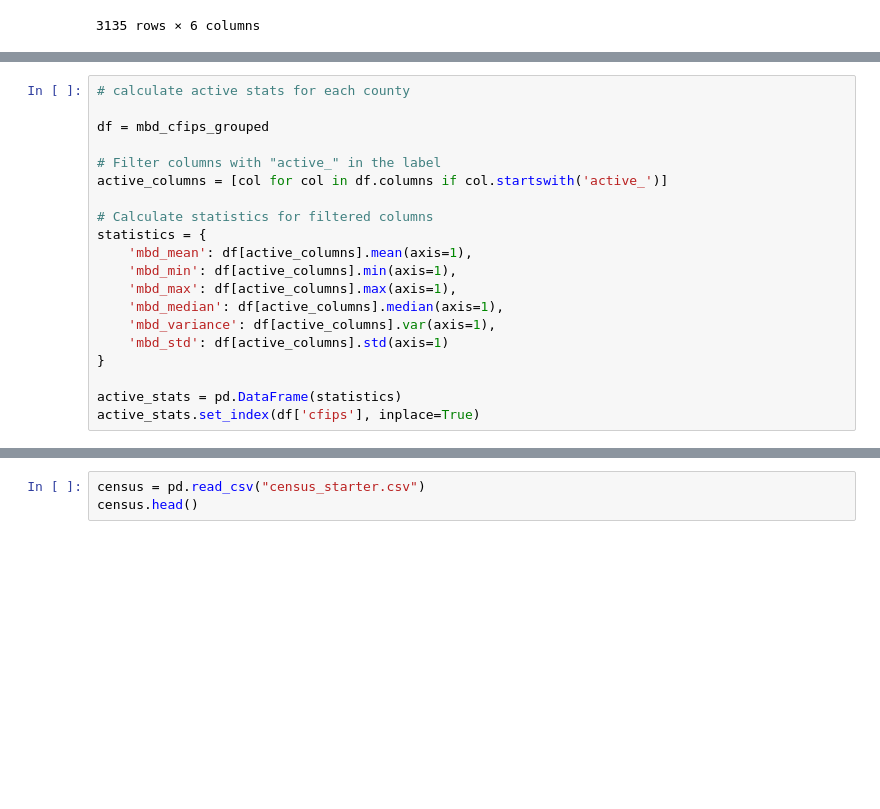
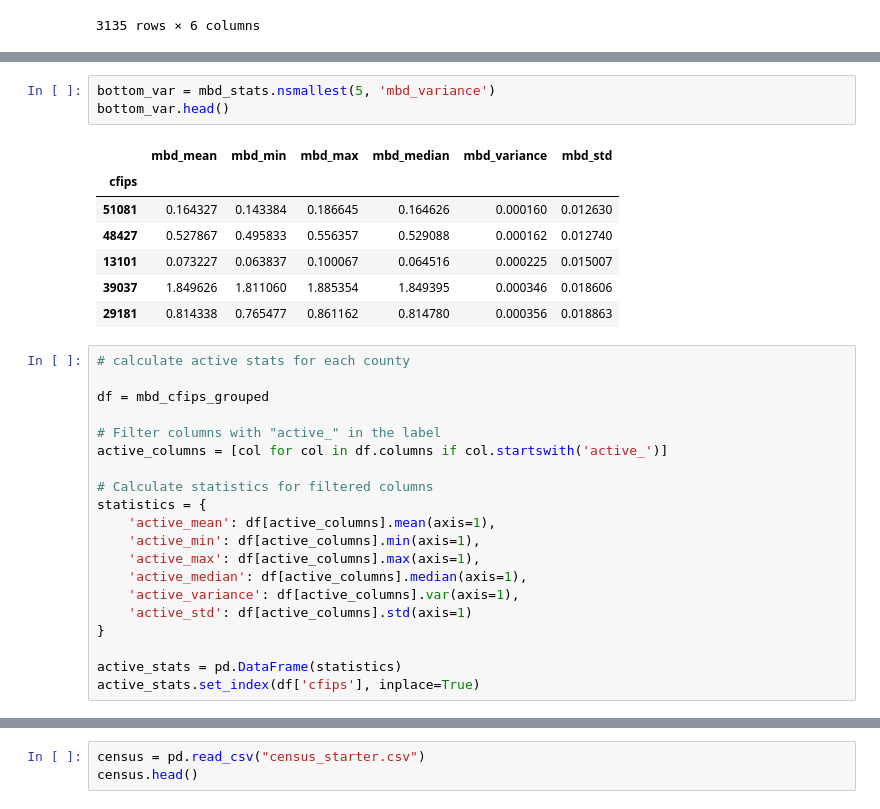
Before and after one commit to nic-hooper/microbusiness_density, a Jupyter notebook: checkpoint2.ipynb, the cells around one changed output, grey strips where cells are left out. Drawn from its saved outputs; the diff is of its cells as text; blank space fills up the shorter version.

```diff
--- a/checkpoint2.ipynb
+++ b/checkpoint2.ipynb
@@ -102,3 +113,14 @@ mbd_stats
+# %%
+bottom_var = mbd_stats.nsmallest(5, 'mbd_variance')
+bottom_var.head()
+# %% [output]
+|  | mbd_mean | mbd_min | mbd_max | mbd_median | mbd_variance | mbd_std |
+| cfips |  |  |  |  |  |  |
+| 51081 | 0.164327 | 0.143384 | 0.186645 | 0.164626 | 0.000160 | 0.012630 |
+| 48427 | 0.527867 | 0.495833 | 0.556357 | 0.529088 | 0.000162 | 0.012740 |
+| 13101 | 0.073227 | 0.063837 | 0.100067 | 0.064516 | 0.000225 | 0.015007 |
+| 39037 | 1.849626 | 1.811060 | 1.885354 | 1.849395 | 0.000346 | 0.018606 |
+| 29181 | 0.814338 | 0.765477 | 0.861162 | 0.814780 | 0.000356 | 0.018863 |
 # %%
 # calculate active stats for each county
 
@@ -109,12 +131,12 @@ active_columns = [col for col in df.columns if col.startswith('active_')]
 
 # Calculate statistics for filtered columns
 statistics = {
-    'mbd_mean': df[active_columns].mean(axis=1),
-    'mbd_min': df[active_columns].min(axis=1),
-    'mbd_max': df[active_columns].max(axis=1),
-    'mbd_median': df[active_columns].median(axis=1),
-    'mbd_variance': df[active_columns].var(axis=1),
-    'mbd_std': df[active_columns].std(axis=1)
+    'active_mean': df[active_columns].mean(axis=1),
+    'active_min': df[active_columns].min(axis=1),
+    'active_max': df[active_columns].max(axis=1),
+    'active_median': df[active_columns].median(axis=1),
+    'active_variance': df[active_columns].var(axis=1),
+    'active_std': df[active_columns].std(axis=1)
 }
 
 active_stats = pd.DataFrame(statistics)
```
Also changed, not shown: parts of 3 cells of this notebook.
